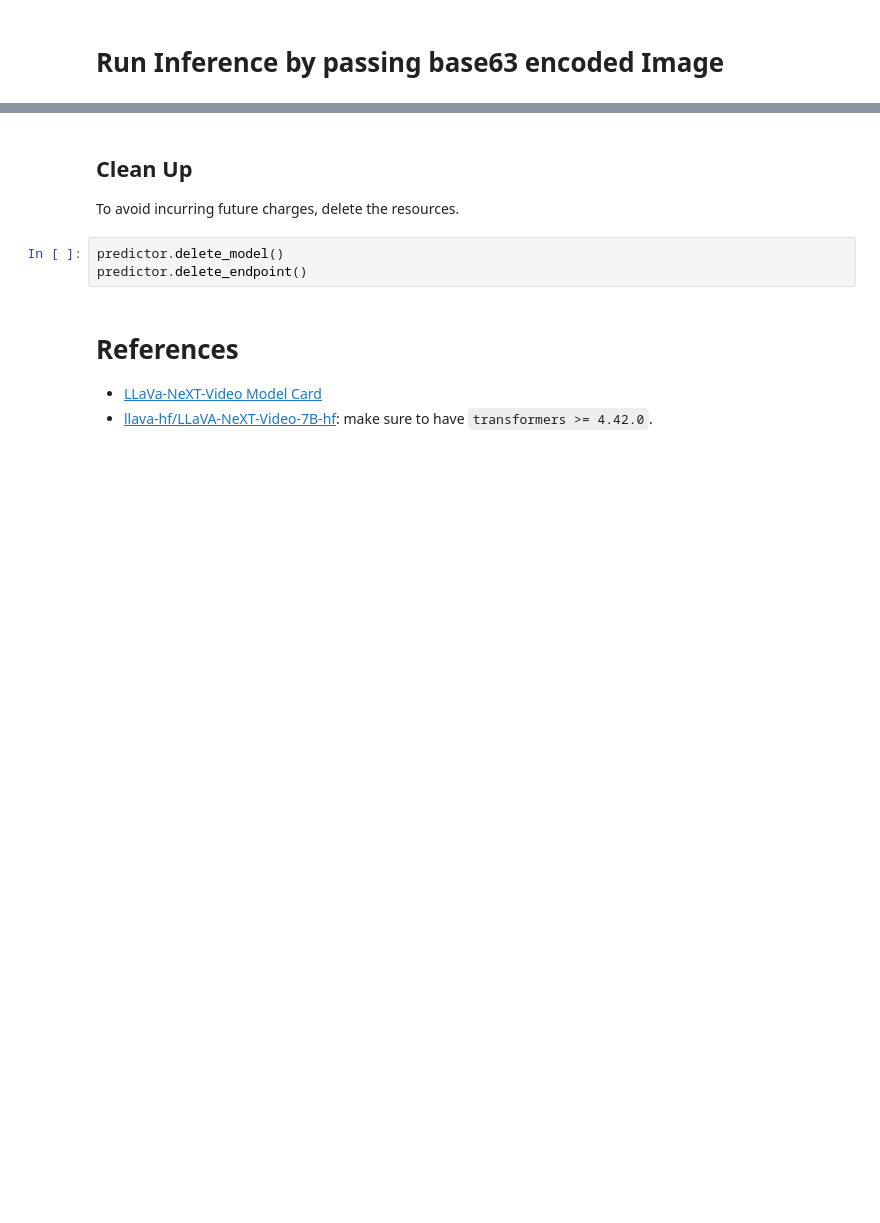
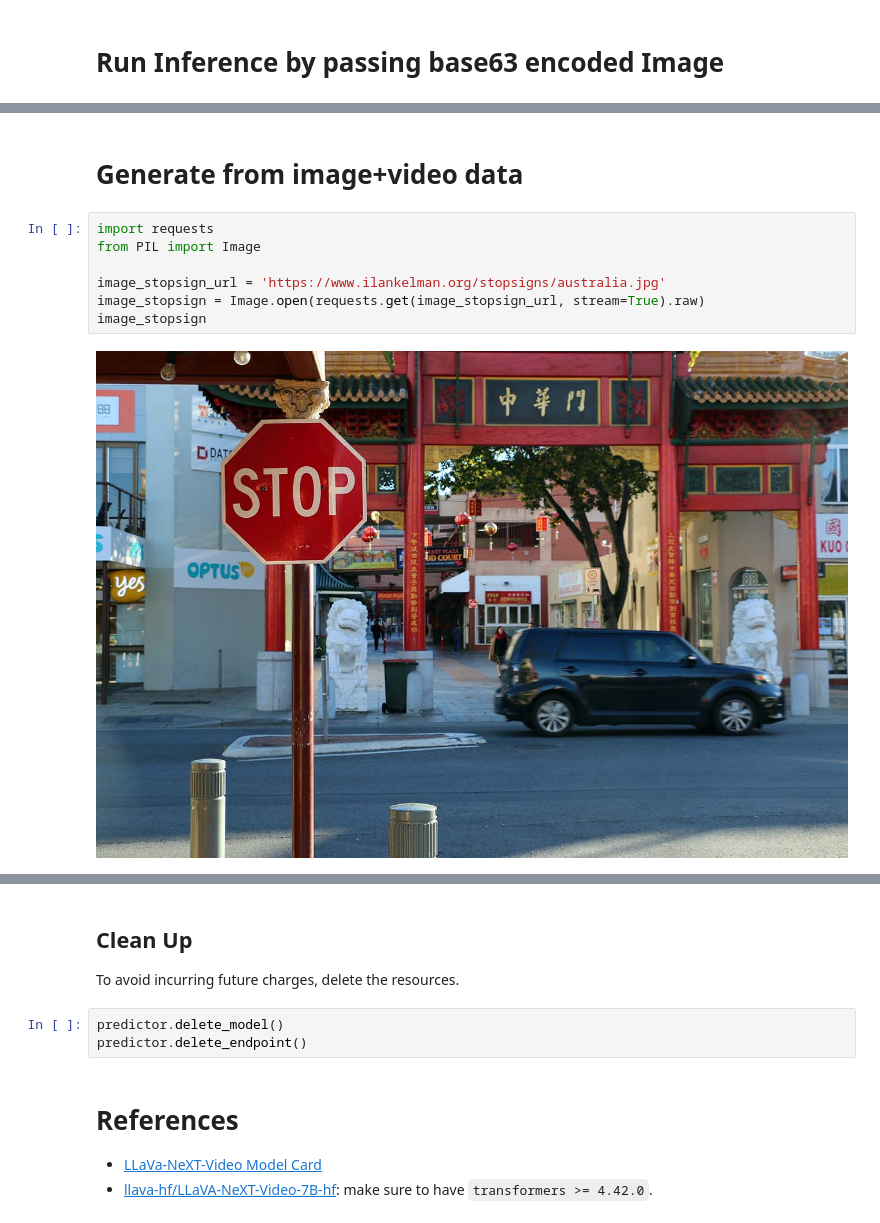
Before and after one commit to aws-samples/aws-kr-startup-samples, a Jupyter notebook: machine-learning/sagemaker/llava-next-video-model-on-sagemaker-endpoint/sagemaker-realtime-inference/src/notebook/deploy_llava_next_video_on_sagemaker_realtime_endpoint.ipynb, the cells around one changed output, grey strips where cells are left out. Cells and saved outputs as stored; diff of their text form; blank space fills up the shorter version.

Commit message:
enable LLaVA-NeXT-Video Inference to handle image+video data

```diff
--- a/machine-learning/sagemaker/llava-next-video-model-on-sagemaker-endpoint/sagemaker-realtime-inference/src/notebook/deploy_llava_next_video_on_sagemaker_realtime_endpoint.ipynb
+++ b/machine-learning/sagemaker/llava-next-video-model-on-sagemaker-endpoint/sagemaker-realtime-inference/src/notebook/deploy_llava_next_video_on_sagemaker_realtime_endpoint.ipynb
@@ -241,0 +242,11 @@ except Exception as ex:
+# %% [markdown]
+# Generate from image+video data
+# %%
+import requests
+from PIL import Image
+
+image_stopsign_url = 'https://www.ilankelman.org/stopsigns/australia.jpg'
+image_stopsign = Image.open(requests.get(image_stopsign_url, stream=True).raw)
+image_stopsign
+# %% [output]
+[figure, added]
```
Also changed, not shown: parts of 12 cells of this notebook, 4 other files.
